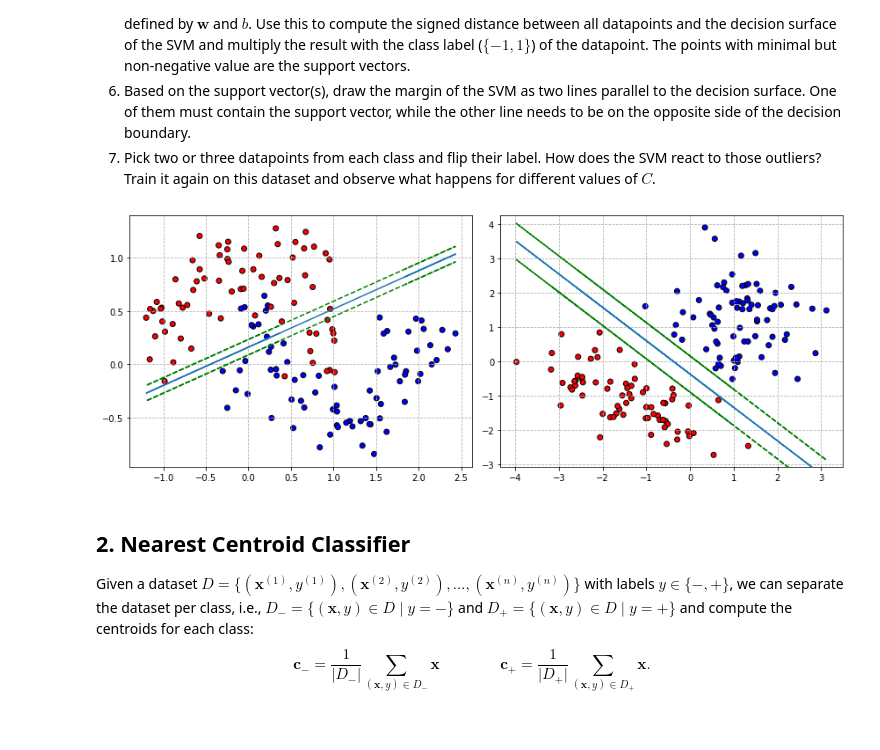
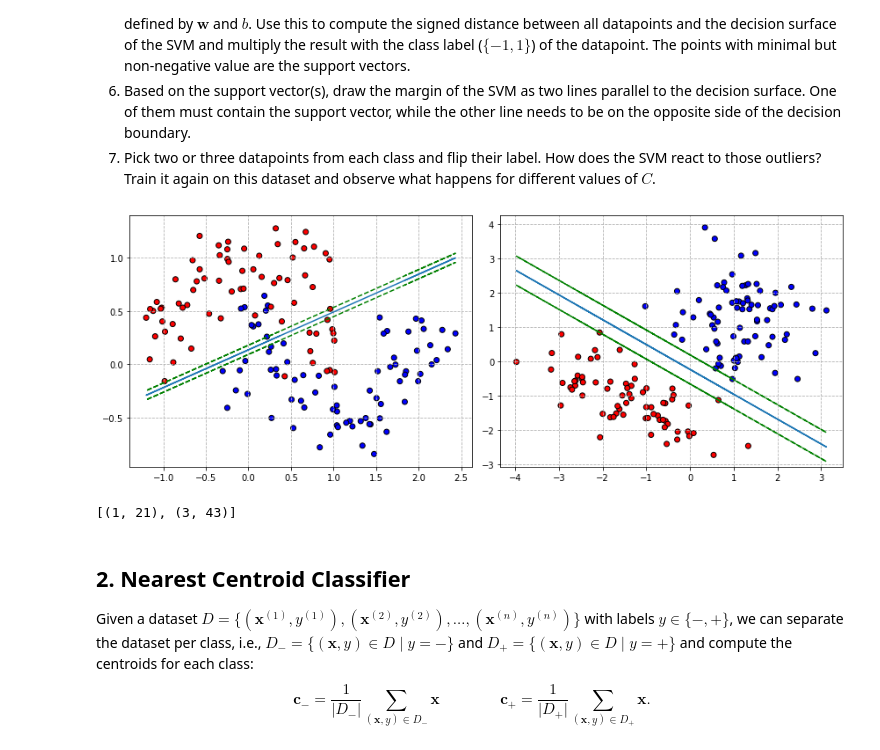
Before and after one commit to pawneshg/algo-support-vector-machines, a Jupyter notebook: ML1_Exercise_Sheet_1_solution_pawnesh.ipynb, the cells around one changed output. Drawn from its saved outputs; the diff is of its cells as text; code cells hidden in the pictures.

Commit message:
updated the support vectors.

```diff
--- a/ML1_Exercise_Sheet_1_solution_pawnesh.ipynb
+++ b/ML1_Exercise_Sheet_1_solution_pawnesh.ipynb
@@ -32,13 +32,10 @@ def apply_line(x, w, b):
     return y
 
 
-
 def signed_distance(x, w, b):
     w_mag = np.sqrt(np.sum(np.square(w)))
     distance = (1/w_mag) * (np.dot(w, x.T) + b)
     return distance
-
-
 
 
 # Generate toy data
@@ -48,34 +45,37 @@ X_blob, Y_blob = datasets.make_classification(n, n_features=2, n_redundant=0,
                                               n_clusters_per_class=1, class_sep=1.2, random_state=12345)
 # Change labels from 0,1 to -1,1
 Y_moon *= 2; Y_moon -= 1
 Y_blob *= 2; Y_blob -= 1
 
 
 # Plot the datasets
 fig, axes = plt.subplots(1, 2, figsize=(12, 4.5))
 cmap = ListedColormap([[1.0, 0.0, 0.0], [0.0, 0.0, 1.0]])
 for (name, X, Y), ax in zip([('Two Moons', X_moon, Y_moon), ('Blobs', X_blob, Y_blob)], axes):
     # Plot training Data
 
     X_train, X_test, Y_train, Y_test = train_test_split(X, Y, test_size=0.25, random_state=12345)
     ax.scatter(X_train[:, 0], X_train[:, 1], c=Y_train, cmap=cmap, edgecolor='k')
     ax.grid(linestyle='dashed')
     ax.set_autoscale_on(False)
 
     # TODO: Train and visualize the SVM
-    model = SVC(kernel='linear', C=1.0)
+    model = SVC(kernel='linear', C=20.0)
     model.fit(X_train, Y_train)
     #Y_predicted = model.predict(X_test)
     #
     line = apply_line(X_train[:, 0], model.coef_, model.intercept_)
     ax.plot(X_train[:, 0], line)
     signed_distance_ = signed_distance(X_train, model.coef_, model.intercept_)
 
-    ax.plot(X_train[:, 0], line + min(signed_distance_[signed_distance_ > 0]), color="g", linestyle='--')
-    ax.plot(X_train[:, 0], line - min(signed_distance_[signed_distance_ > 0]), color="g", linestyle='--')
+    support_vector_point = X_train[np.squeeze(np.argsort(np.absolute(signed_distance_)))[0]]
+    delta_y = apply_line(support_vector_point[0], model.coef_, model.intercept_) - support_vector_point[1]
+
+    ax.plot(X_train[:, 0], line + delta_y, color="g", linestyle='--')
+    ax.plot(X_train[:, 0], line - delta_y, color="g", linestyle='--')
 
 fig.tight_layout()
 plt.show()
 plt.close(fig)
 # %% [output]
-[figure, old version]
+[figure, new version]
@@ -82,3 +95,9 @@ plt.close(fig)
+# %%
+positive_points = [(3, 43), (1, 21)]
+positive_points.sort(key=lambda point : point[1])
+positive_points
+# %% [output]
+[(1, 21), (3, 43)]
 # %% [markdown]
 ## 2. Nearest Centroid Classifier
 Given a dataset $D = \{(\mathbf{x}^{(1)}, y^{(1)}), (\mathbf{x}^{(2)}, y^{(2)}), \ldots, (\mathbf{x}^{(n)}, y^{(n)})\}$ with labels $y \in \{-, +\}$, we can separate the dataset per class, i.e., $D_- = \{(\mathbf{x}, y) \in D \mid y=-\}$ and $D_+ = \{(\mathbf{x}, y) \in D \mid y=+\}$ and compute the centroids for each class:
```
Also changed, not shown: parts of 1 cell of this notebook.
